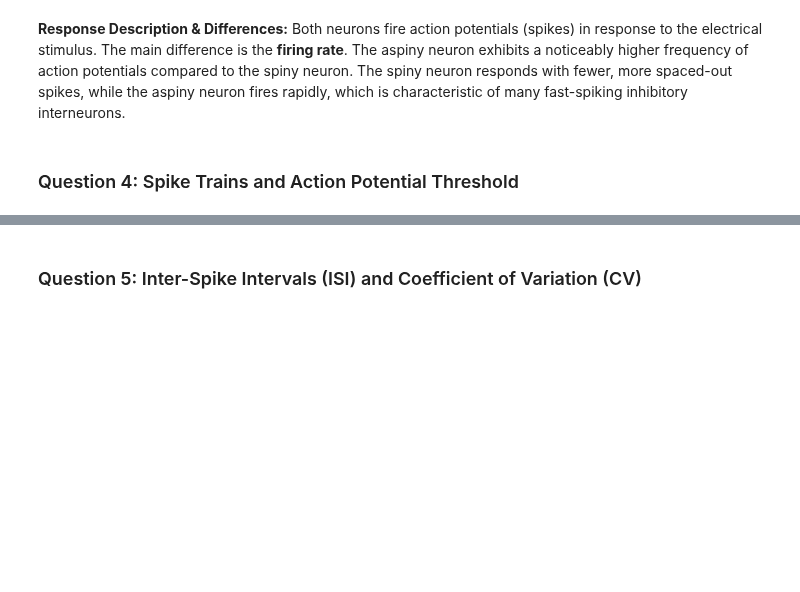
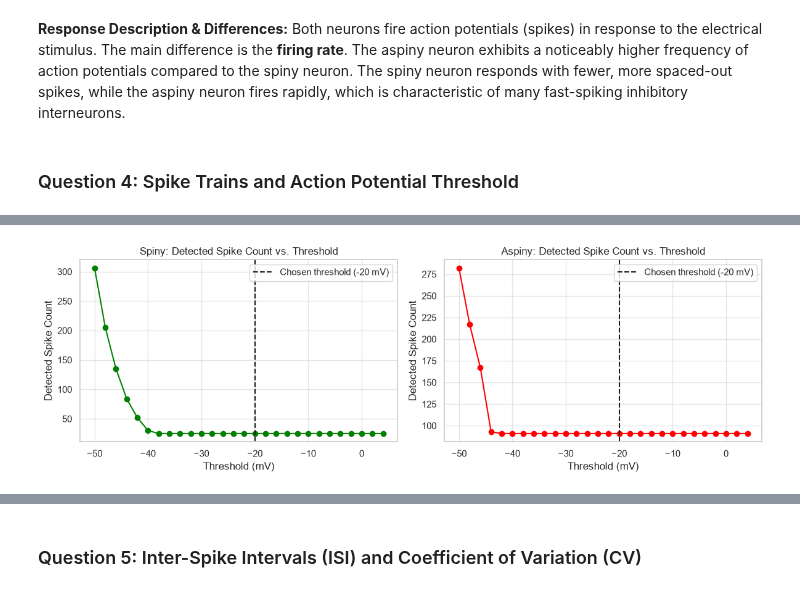
Before and after one commit to zassoulin/868369501-nn-final-project, a Jupyter notebook: Part_A.ipynb, the cells around one changed output, grey strips where cells are left out. Cells and saved outputs as stored; diff of their text form; code cells hidden in the pictures; blank space fills up the shorter version.

```diff
--- a/Part_A.ipynb
+++ b/Part_A.ipynb
@@ -113,0 +110,81 @@ The threshold chosen for detecting action potentials is `-20 mV`.
+# %%
+# Function to extract spike times
+def extract_spikes(voltage_trace, threshold_mv, min_distance_samples=100):
+    peaks, _ = signal.find_peaks(voltage_trace, height=threshold_mv, distance=min_distance_samples)
+    return peaks
+
+# Justify the threshold from the data: baseline resting potential vs. spike peak amplitude.
+print(f"Spiny  -> resting baseline ~{np.percentile(spiny_response, 5):.1f} mV, spike peaks up to {spiny_response.max():.1f} mV")
+print(f"Aspiny -> resting baseline ~{np.percentile(aspiny_response, 5):.1f} mV, spike peaks up to {aspiny_response.max():.1f} mV")
+
+# We select a threshold of -20 mV: it sits in the empty gap between the resting/subthreshold
+# range (well below -40 mV for both neurons) and the depolarized spike peaks (well above 0 mV).
+threshold = -20
+
+spiny_peaks = extract_spikes(spiny_response, threshold)
+aspiny_peaks = extract_spikes(aspiny_response, threshold)
+print(f"Detected spikes at threshold={threshold} mV -> spiny: {len(spiny_peaks)}, aspiny: {len(aspiny_peaks)}")
+
+# Threshold sensitivity sweep: show that the spike count is stable across a wide range of
+# thresholds, confirming -20 mV is a safe, non-arbitrary choice (not sitting on an edge case).
+sweep_thresholds = np.arange(-50, 5, 2)
+spiny_counts = [len(extract_spikes(spiny_response, t)) for t in sweep_thresholds]
+aspiny_counts = [len(extract_spikes(aspiny_response, t)) for t in sweep_thresholds]
+
+fig, ax = plt.subplots(1, 2, figsize=(12, 4))
+ax[0].plot(sweep_thresholds, spiny_counts, 'o-', color='green')
+ax[0].axvline(threshold, color='k', linestyle='--', label=f'Chosen threshold ({threshold} mV)')
+ax[0].set_title('Spiny: Detected Spike Count vs. Threshold')
+ax[0].set_xlabel('Threshold (mV)')
+ax[0].set_ylabel('Detected Spike Count')
+ax[0].legend()
+
+ax[1].plot(sweep_thresholds, aspiny_counts, 'o-', color='red')
+ax[1].axvline(threshold, color='k', linestyle='--', label=f'Chosen threshold ({threshold} mV)')
+ax[1].set_title('Aspiny: Detected Spike Count vs. Threshold')
+ax[1].set_xlabel('Threshold (mV)')
+ax[1].set_ylabel('Detected Spike Count')
+ax[1].legend()
+plt.tight_layout()
+plt.show()
+
+# Create raster plots for spike trains
+fig, ax = plt.subplots(2, 1, figsize=(10, 4), sharex=True)
+ax[0].vlines(time_vector[spiny_peaks], ymin=0, ymax=1, color='green')
+ax[0].set_title('Spiny Neuron Spike Train')
+ax[0].set_xlabel('Time (seconds)')
+ax[0].set_yticks([])
+
+ax[1].vlines(time_vector[aspiny_peaks], ymin=0, ymax=1, color='red')
+ax[1].set_title('Aspiny Neuron Spike Train')
+ax[1].set_xlabel('Time (seconds)')
+ax[1].set_yticks([])
+
+plt.tight_layout()
+plt.show()
+
+# Zoomed view of the voltage traces with the detection threshold and detected spikes marked,
+# so the choice of threshold can be inspected visually.
+zoom_idx = np.flatnonzero((time_vector >= 1.02) & (time_vector <= 1.2))
+zoom_start, zoom_end = zoom_idx[0], zoom_idx[-1]
+zoom = slice(zoom_start, zoom_end + 1)
+fig, ax = plt.subplots(2, 1, figsize=(10, 6), sharex=True)
+ax[0].plot(time_vector[zoom], spiny_response[zoom], color='green', linewidth=0.8)
+ax[0].axhline(threshold, color='k', linestyle='--', label=f'Threshold = {threshold} mV')
+spiny_zoom_peaks = spiny_peaks[(spiny_peaks >= zoom_start) & (spiny_peaks <= zoom_end)]
+ax[0].plot(time_vector[spiny_zoom_peaks], spiny_response[spiny_zoom_peaks], 'x', color='black', label='Detected spike')
+ax[0].set_title('Spiny Neuron: Voltage Trace with Spike-Detection Threshold (zoomed)')
+ax[0].set_ylabel('Membrane Potential (mV)')
+ax[0].legend()
+
+ax[1].plot(time_vector[zoom], aspiny_response[zoom], color='red', linewidth=0.8)
+ax[1].axhline(threshold, color='k', linestyle='--', label=f'Threshold = {threshold} mV')
+aspiny_zoom_peaks = aspiny_peaks[(aspiny_peaks >= zoom_start) & (aspiny_peaks <= zoom_end)]
+ax[1].plot(time_vector[aspiny_zoom_peaks], aspiny_response[aspiny_zoom_peaks], 'x', color='black', label='Detected spike')
+ax[1].set_title('Aspiny Neuron: Voltage Trace with Spike-Detection Threshold (zoomed)')
+ax[1].set_xlabel('Time (seconds)')
+ax[1].set_ylabel('Membrane Potential (mV)')
+ax[1].legend()
+plt.tight_layout()
+plt.show()
+# %% [output]
@@ -113,0 +194 @@ The threshold chosen for detecting action potentials is `-20 mV`.
+[figure, added]
```
Also changed, not shown: parts of 24 cells of this notebook, 2 other files.
